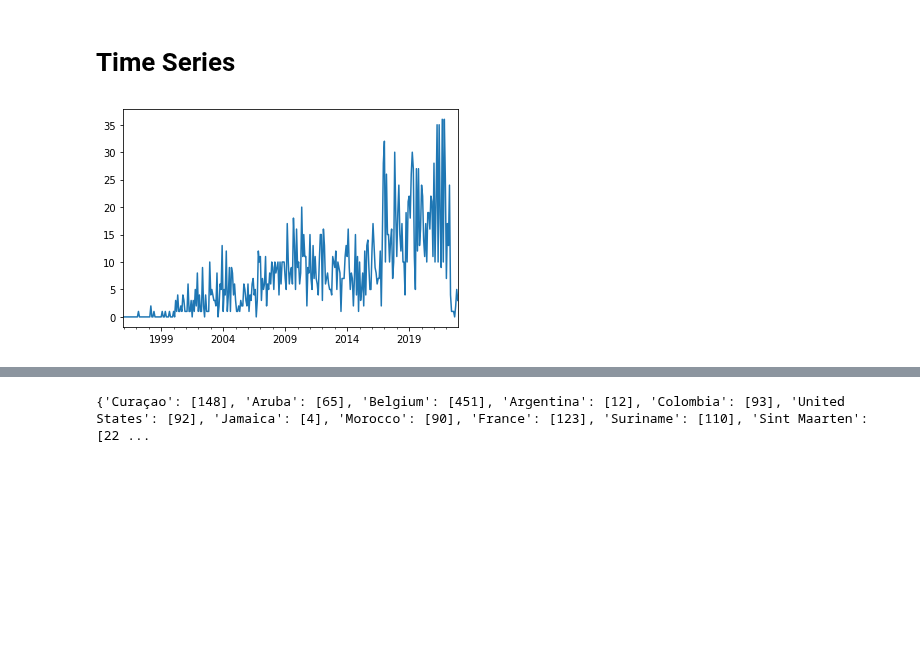
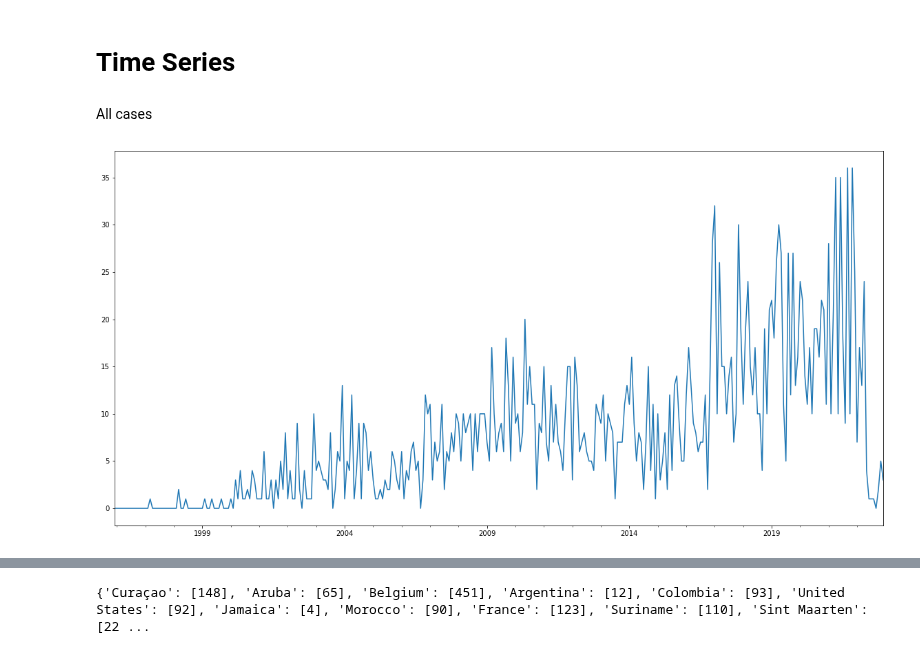
Before and after one commit to bloemetjesgordijn/Master-thesis, a Jupyter notebook: Results & Visualization.ipynb, the cells around one changed output, grey strips where cells are left out. Saved outputs shown, nothing was run; the diff lists cells and outputs as text; code cells hidden in the pictures; blank space fills up the shorter version.

```diff
--- a/Results & Visualization.ipynb
+++ b/Results & Visualization.ipynb
@@ -1,6 +1,11 @@
 # %%
 import pandas as pd
 import matplotlib.pyplot as plt
+import warnings
+warnings.filterwarnings('ignore')
+from matplotlib.pyplot import figure
+from pylab import rcParams
+rcParams['figure.figsize'] = 20, 10
 # %%
 results_df = pd.read_pickle("saves/collapsed_results.pkl")
 results_df
@@ -20,15 +25,21 @@ results_df
 2528 rows × 5 columns
 # %% [markdown]
 # Time Series
+# %% [markdown]
+All cases
 # %%
-date_list = list(results_df['date'])
-one_list = []
-for i in date_list:
-    one_list.append(1)
-series = pd.Series(one_list, index=date_list)
-series = series.resample('1M').sum()
-series = series[200:]
-series.plot()
-plt.show()
+def create_time_series(df, sample, trim):
+    date_list = list(df['date'])
+    one_list = []
+    for i in date_list:
+        one_list.append(1)
+    series = pd.Series(one_list, index=date_list)
+    series = series.resample(sample).sum()
+    series = series[trim:]
+    return series
-# %% [output]
-[figure, removed]
+# %%
+complete_time_series = create_time_series(results_df, '1M', 200)
+complete_time_series.plot()
+plt.show()
+# %% [output]
+[figure, added]
```
Also changed, not shown: parts of 3 cells of this notebook, 4 other files.
